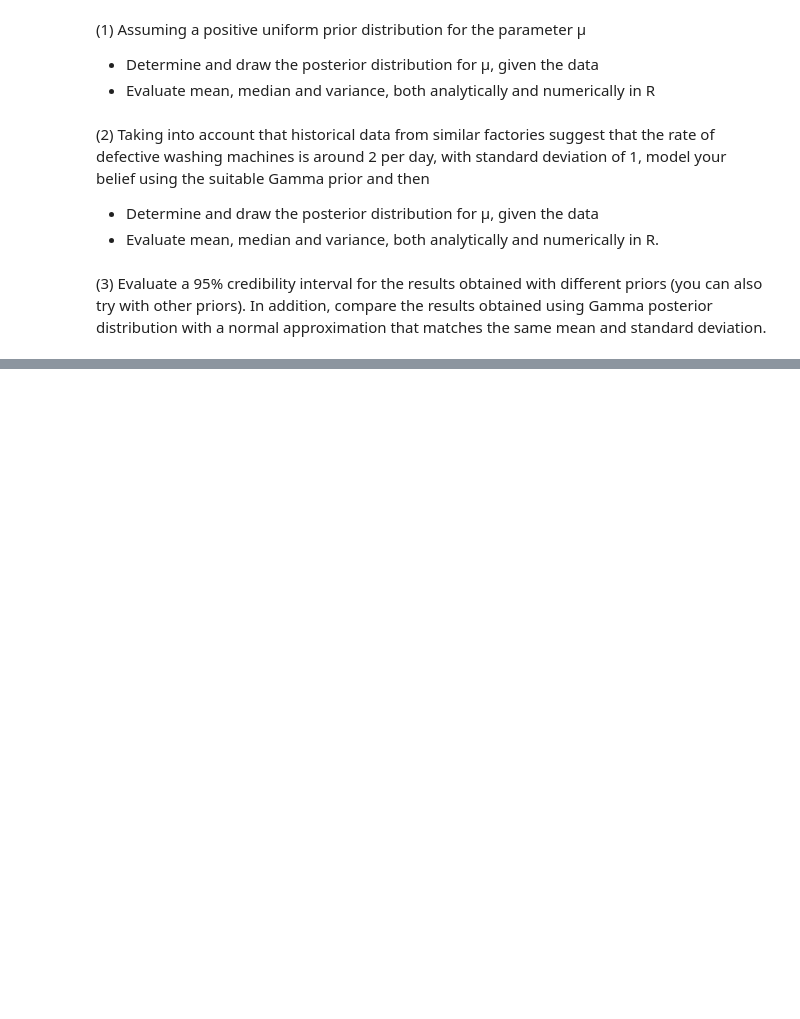
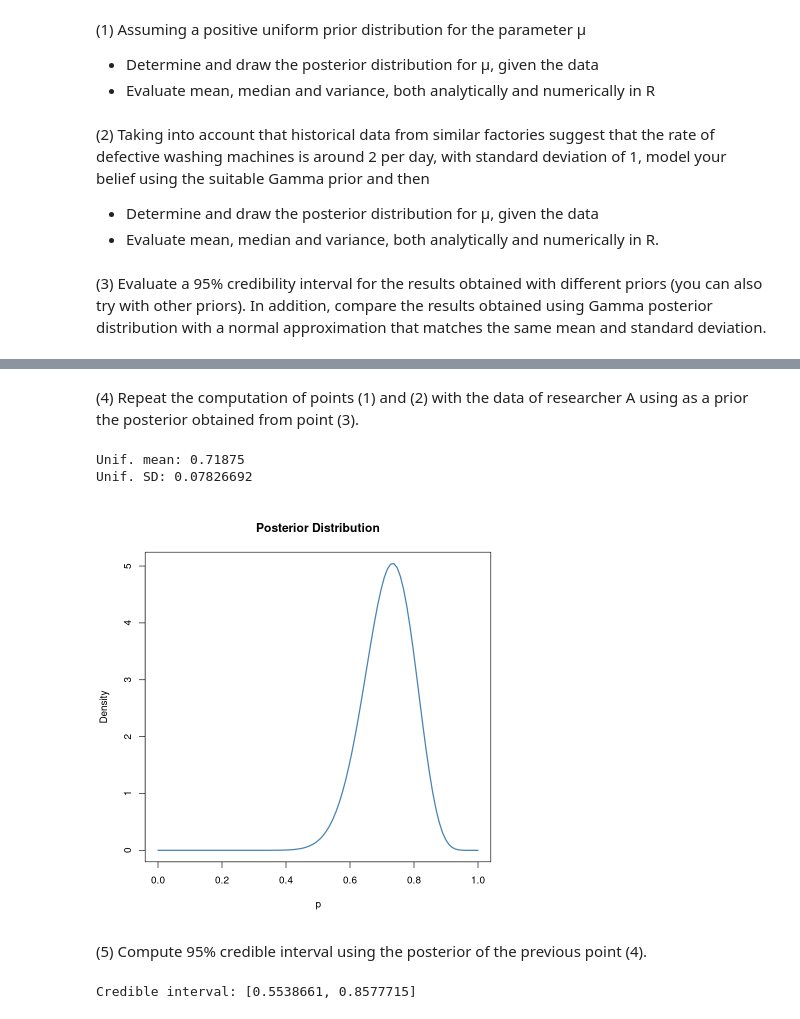
Before and after one commit to AlbertoCasellato/AdvancedStatistics, a Jupyter notebook: Ex3/AlbertoCasellato_Lab3.ipynb, the cells around one changed output, grey strips where cells are left out. Cells and saved outputs as stored; diff of their text form; code cells hidden in the pictures; blank space fills up the shorter version.

```diff
--- a/Ex3/AlbertoCasellato_Lab3.ipynb
+++ b/Ex3/AlbertoCasellato_Lab3.ipynb
@@ -15,0 +90,26 @@ Over the next 5 days, he observes the following number of defective products: x
+# %% [markdown]
+(4) Repeat the computation of points (1) and (2) with the data of researcher A using as a prior the posterior obtained from point (3).
+# %%
+alpha_new <- alphaB + rA
+beta_new <- betaB + nA - rA
+
+unif_mean <- alpha_new / (alpha_new + beta_new)
+unif_sd <- sqrt(alpha_new * beta_new / ((alpha_new + beta_new)^2 * (alpha_new + beta_new + 1)))
+
+cat("Unif. mean:", unif_mean, "\nUnif. SD:", unif_sd)
+
+plot(x, dbeta(x, alpha_new, beta_new),
+     type = "l", col = "steelblue", lwd = 2,
+     ylab = "Density", xlab = "p",
+     main = "Posterior Distribution")
+# %% [output]
+Unif. mean: 0.71875
+Unif. SD: 0.07826692
+[figure, added]
+# %% [markdown]
+(5) Compute 95% credible interval using the posterior of the previous point (4).
+# %%
+ci <- qbeta(c(0.025, 1-0.025), alpha_new, beta_new)
+cat("Credible interval: [", ci[1], ", ", ci[2], "]", sep="")
+# %% [output]
+Credible interval: [0.5538661, 0.8577715]
```
Also changed, not shown: parts of 10 cells of this notebook.
